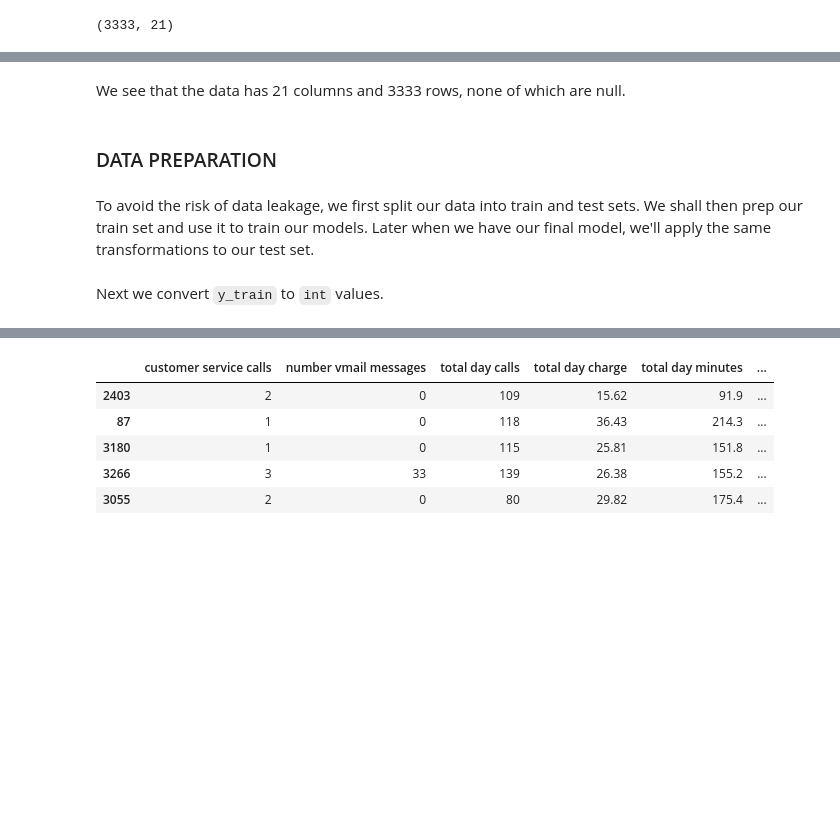
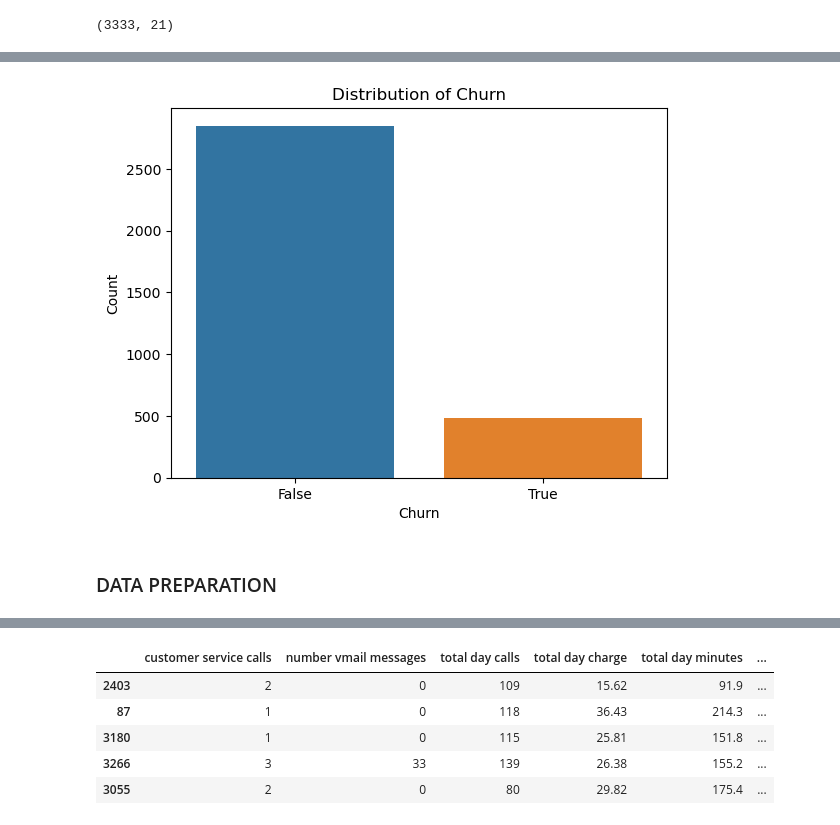
Before and after one commit to marionmacharia/Marion-Phase-3-Project, a Jupyter notebook: index.ipynb, the cells around one changed output, grey strips where cells are left out. Drawn from its saved outputs; the diff is of its cells as text; code cells hidden in the pictures; blank space fills up the shorter version.

````diff
--- a/index.ipynb
+++ b/index.ipynb
@@ -58,9 +108,15 @@ memory usage: 524.2+ KB
-# %% [markdown]
-We see that the data has 21 columns and 3333 rows, none of which are null.
+# %%
+# Distribution of Churn to understand the proportion of customers who have churned vices those who haven't churned
+
+sns.countplot(data=df, x='churn')
+plt.title('Distribution of Churn')
+plt.xlabel('Churn')
+plt.ylabel('Count')
+plt.show()
+# %% [output]
+[figure, added]
 # %% [markdown]
 ### DATA PREPARATION
-# %% [markdown]
-To avoid the risk of data leakage, we first split our data into train and test sets. We shall then prep our train set and use it to train our models. Later when we have our final model, we'll apply the same transformations to our test set.
 # %%
 from sklearn.model_selection import train_test_split
 
@@ -69,8 +125,6 @@ X = df.drop(columns=["churn"], axis=1)
 
 seed = 2024
 X_train, X_test, y_train, y_test = train_test_split(X, y, test_size=0.3, random_state=seed)
-# %% [markdown]
-Next we convert ```y_train``` to ```int``` values.
 # %%
 y_train.value_counts()
 # %% [output]
````
Also changed, not shown: parts of 34 cells of this notebook.
